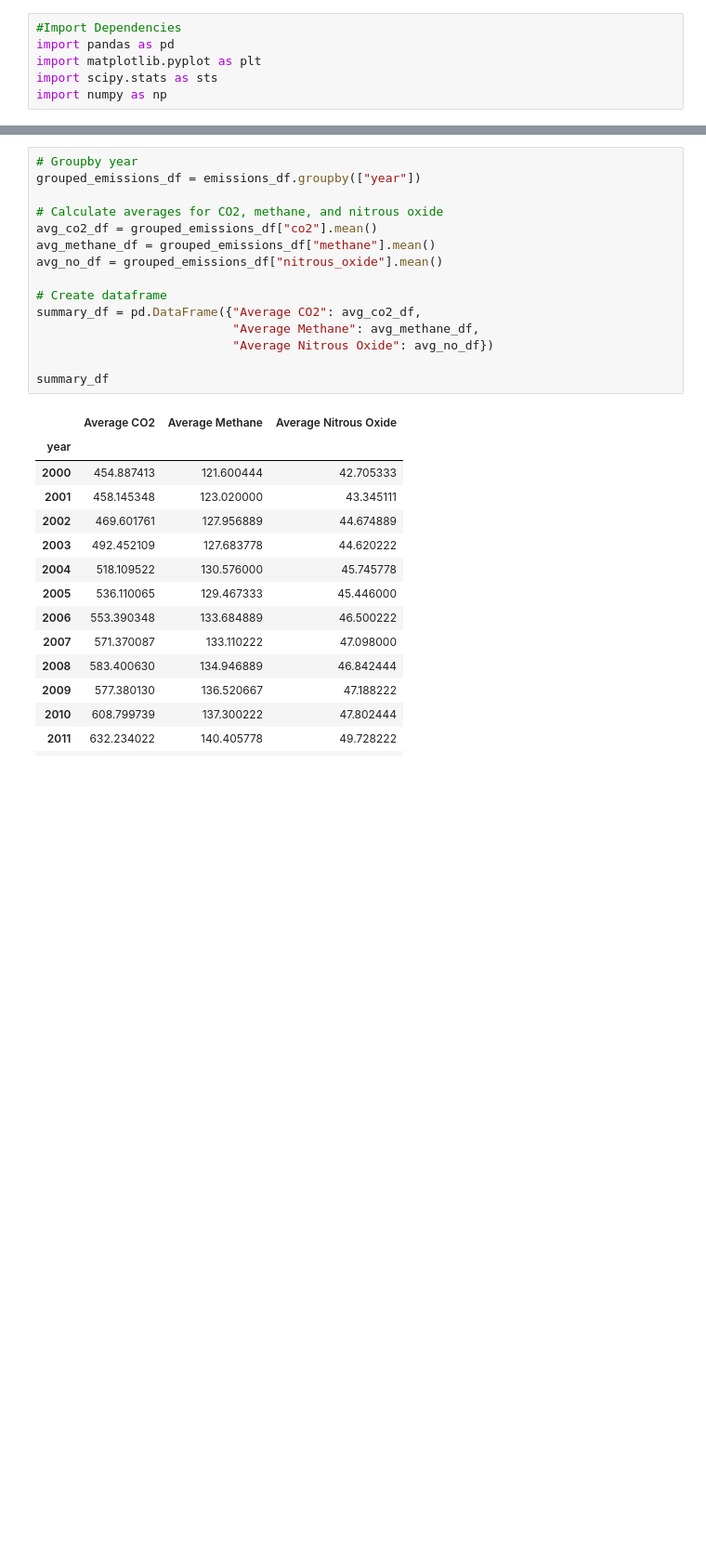
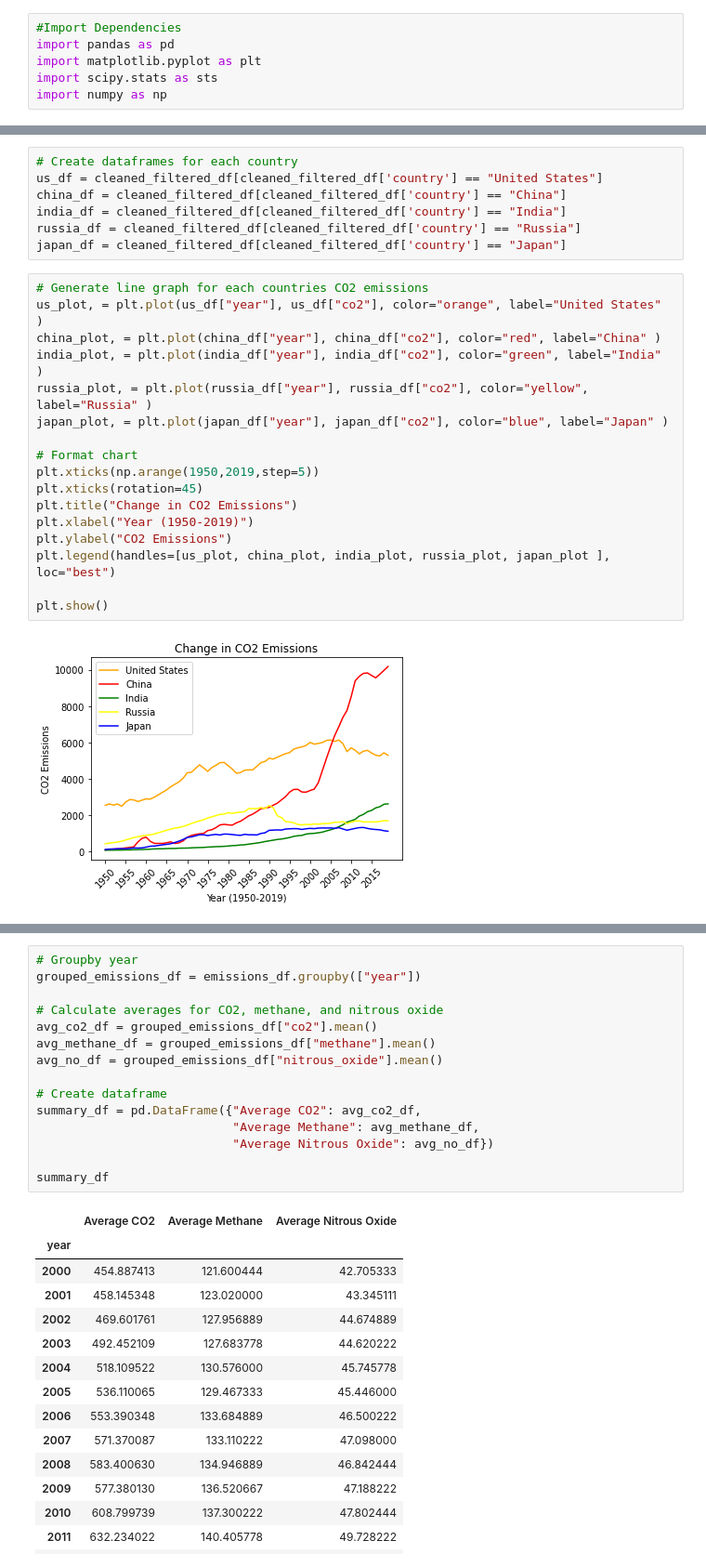
Before and after one commit to moriahtaylor1/climate-change-analysis, a Jupyter notebook: Emissions_Q2.ipynb, the cells around one changed output, grey strips where cells are left out. Shown at 93% size. Cells and saved outputs as stored; diff of their text form; blank space fills up the shorter version.

```diff
--- a/Emissions_Q2.ipynb
+++ b/Emissions_Q2.ipynb
@@ -37 +36,27 @@ cleaned_df.head(50)
+# %%
+# Create dataframes for each country
+us_df = cleaned_filtered_df[cleaned_filtered_df['country'] == "United States"]
+china_df = cleaned_filtered_df[cleaned_filtered_df['country'] == "China"]
+india_df = cleaned_filtered_df[cleaned_filtered_df['country'] == "India"]
+russia_df = cleaned_filtered_df[cleaned_filtered_df['country'] == "Russia"]
+japan_df = cleaned_filtered_df[cleaned_filtered_df['country'] == "Japan"]
+# %%
+# Generate line graph for each countries CO2 emissions
+us_plot, = plt.plot(us_df["year"], us_df["co2"], color="orange", label="United States" )
+china_plot, = plt.plot(china_df["year"], china_df["co2"], color="red", label="China" )
+india_plot, = plt.plot(india_df["year"], india_df["co2"], color="green", label="India" )
+russia_plot, = plt.plot(russia_df["year"], russia_df["co2"], color="yellow", label="Russia" )
+japan_plot, = plt.plot(japan_df["year"], japan_df["co2"], color="blue", label="Japan" )
+
+# Format chart
+plt.xticks(np.arange(1950,2019,step=5))
+plt.xticks(rotation=45)
+plt.title("Change in CO2 Emissions")
+plt.xlabel("Year (1950-2019)")
+plt.ylabel("CO2 Emissions")
+plt.legend(handles=[us_plot, china_plot, india_plot, russia_plot, japan_plot ], loc="best")
+
+plt.show()
+# %% [output]
+[figure, added]
 # %%
```
Also changed, not shown: parts of 3 cells of this notebook.
